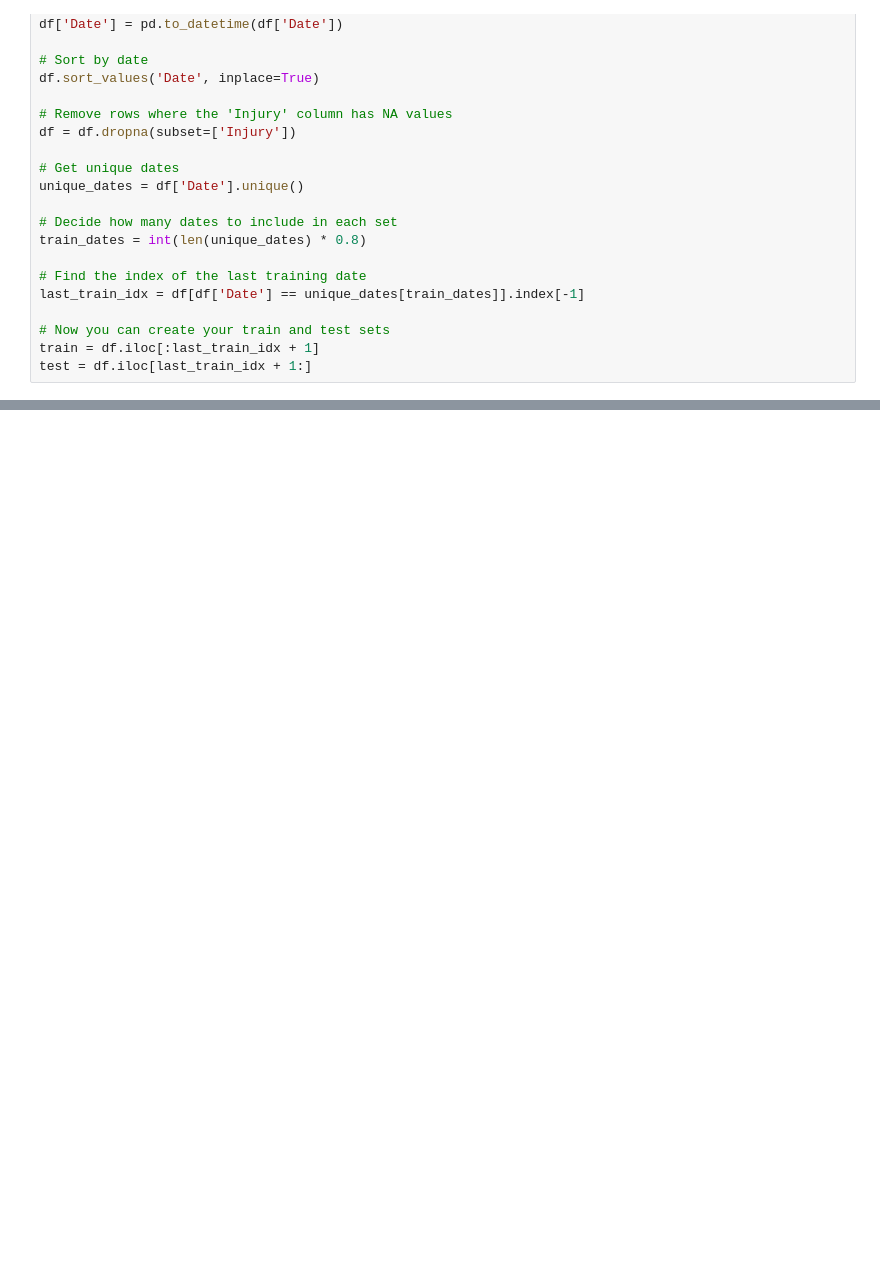
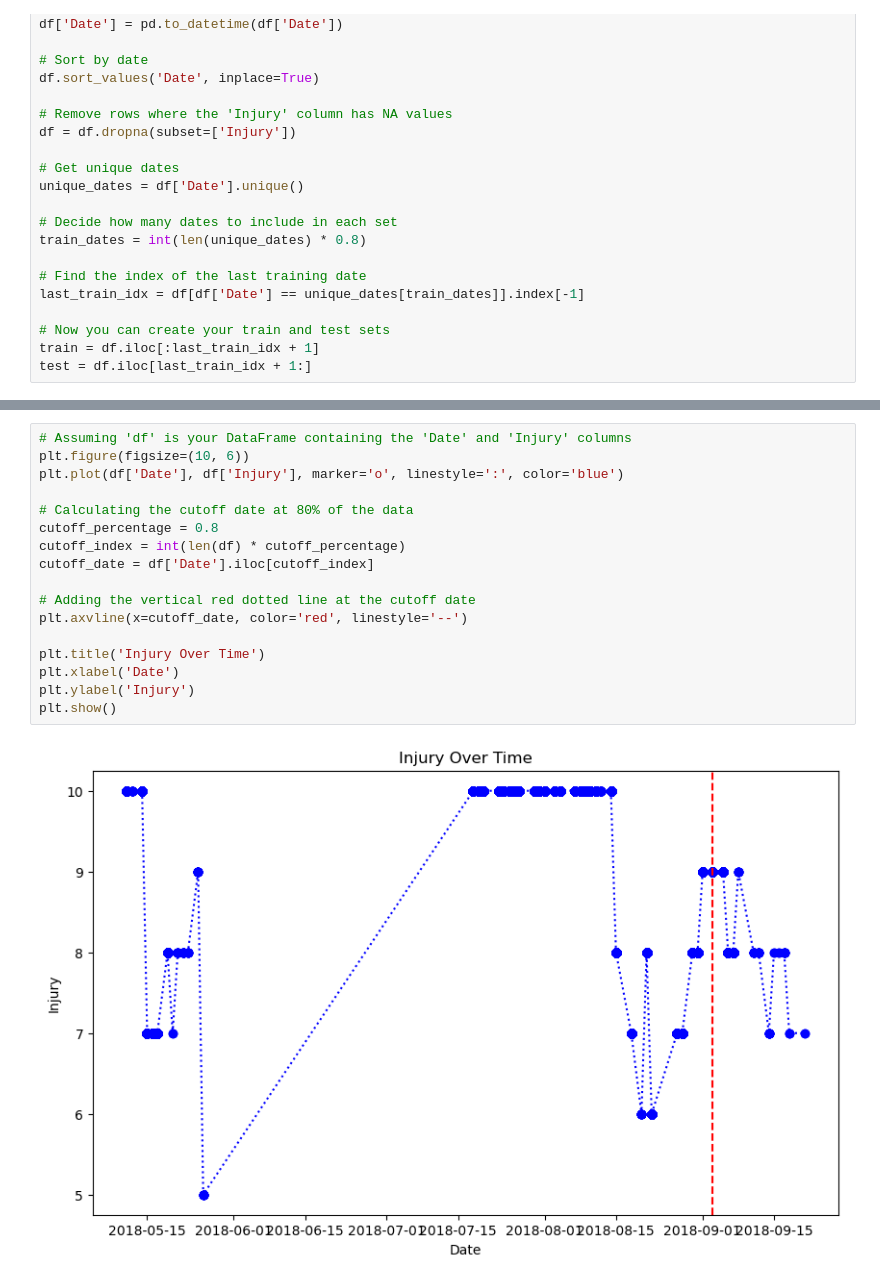
Before and after one commit to n0rdp0l/volleyball_injuries, a Jupyter notebook: xgboost.ipynb, the cells around one changed output, grey strips where cells are left out. Drawn from its saved outputs; the diff is of its cells as text; blank space fills up the shorter version.

```diff
--- a/xgboost.ipynb
+++ b/xgboost.ipynb
@@ -177,0 +138,19 @@ Mean squared error on the test data:  6.29169313312704e-06
+# %%
+# Assuming 'df' is your DataFrame containing the 'Date' and 'Injury' columns
+plt.figure(figsize=(10, 6))
+plt.plot(df['Date'], df['Injury'], marker='o', linestyle=':', color='blue')
+
+# Calculating the cutoff date at 80% of the data
+cutoff_percentage = 0.8
+cutoff_index = int(len(df) * cutoff_percentage)
+cutoff_date = df['Date'].iloc[cutoff_index]
+
+# Adding the vertical red dotted line at the cutoff date
+plt.axvline(x=cutoff_date, color='red', linestyle='--')
+
+plt.title('Injury Over Time')
+plt.xlabel('Date')
+plt.ylabel('Injury')
+plt.show()
+# %% [output]
+[figure, added]
```
Also changed, not shown: parts of 9 cells of this notebook, 1 other file.
